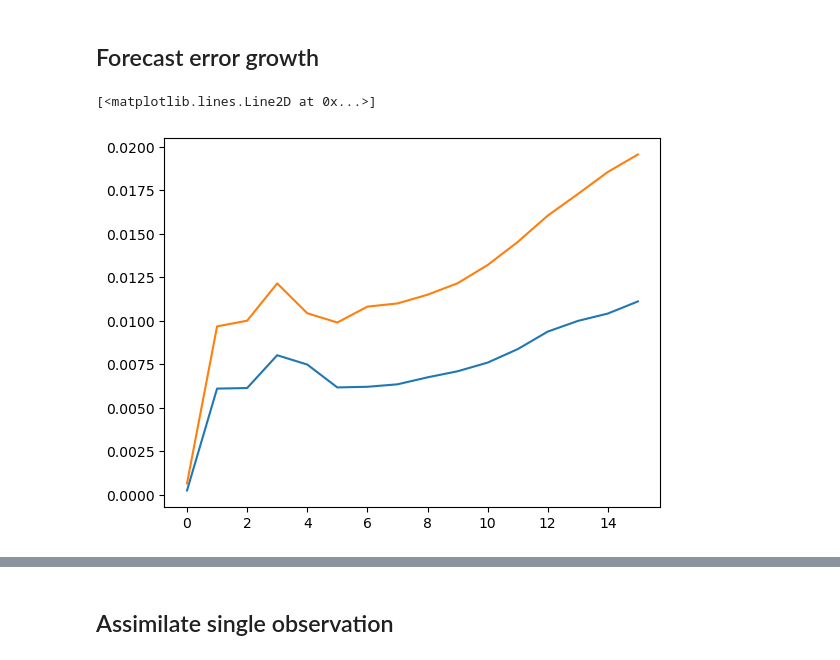
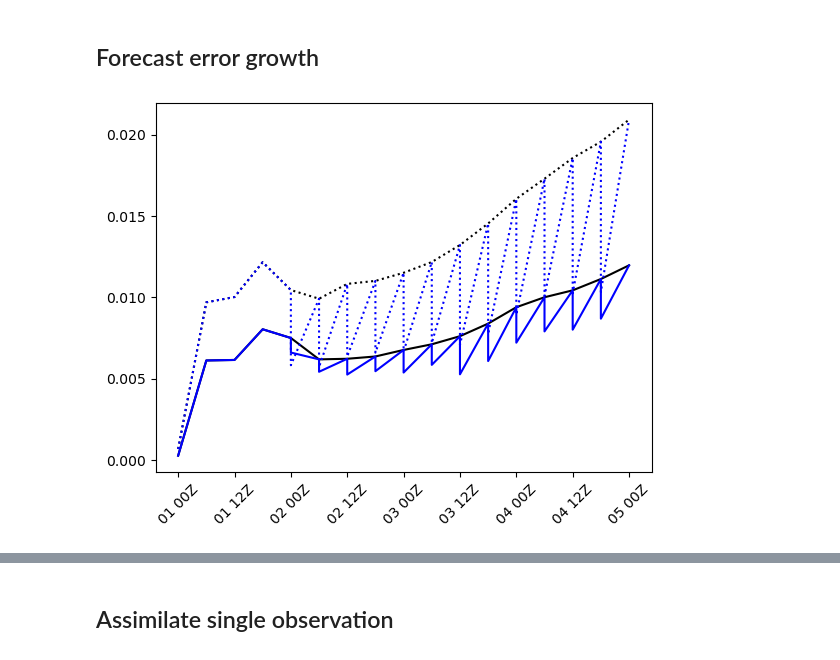
Before and after one commit to sasip-climate/notebooks-nextsim-workshop2025, a Jupyter notebook: assimilation/demo-osse.ipynb, the cells around one changed output, grey strips where cells are left out. Drawn from its saved outputs; the diff is of its cells as text; code cells hidden in the pictures.

```diff
--- a/assimilation/demo-osse.ipynb
+++ b/assimilation/demo-osse.ipynb
@@ -192,5 +185,0 @@ model.perturb['forcing']['atmosphere']['variables']['tcorr'] = [tcorr, tcorr, tc
-# %%
-# run a cycle without DA analysis (NoDA)
-c.time = c.time_start
-c.run_analysis = False
-scheme(c)
@@ -214,0 +186,10 @@ Cycling complete.
+# %%
+model.perturb['forcing']['atmosphere']['variables'] = {
+ 'names': ['data/pair', 'data/sw_in', 'data/lw_in', 'data/dew2m', 'data/tair'],
+ 'type': ['gaussian', 'gaussian', 'gaussian', 'gaussian', 'gaussian'],
+ 'amp': [3.16227766, 7.071067812, 7.071067812, 3.0, 3.0],
+ 'hcorr': [250000.0, 250000.0, 250000.0, 250000.0, 250000.0],
+ 'tcorr': [48, 48, 48, 48, 48],
+ 'lower_bounds': ['None', 'None', 'None', 'None', 'None'],
+ 'upper_bounds': ['None', 'None', 'None', 'None', 'None']
+}
@@ -244,6 +285,15 @@ for n in range(nt):
+# %%
+cycle_dir = "/home/nextsim-workshop/data-nextsim-workshop2025/assimilation/cycle_noda"
+ts, rmse_ts_noda, sprd_ts_noda = get_error_ts(cycle_dir)
+# %%
+cycle_dir = "/home/nextsim-workshop/data-nextsim-workshop2025/assimilation/cycle"
+ts, rmse_ts, sprd_ts = get_error_ts(cycle_dir)
 # %%
-plt.plot(rmse)
-plt.plot(sprd)
+plt.plot(ts, rmse_ts_noda, 'k-', label='NoDA: RMSE')
+plt.plot(ts, sprd_ts_noda, 'k:', label='NoDA: spread')
+plt.plot(ts, rmse_ts, 'b-', label='DA: RMSE')
+plt.plot(ts, sprd_ts, 'b:', label='DA: spread')
+plt.gca().xaxis.set_major_formatter(mdates.DateFormatter('%d %HZ'))
+_ = plt.xticks(rotation=45)
 # %% [output]
-[<matplotlib.lines.Line2D at 0x...>]
-[figure, old version]
+[figure, new version]
```
Also changed, not shown: parts of 20 cells of this notebook, 3 other files.
